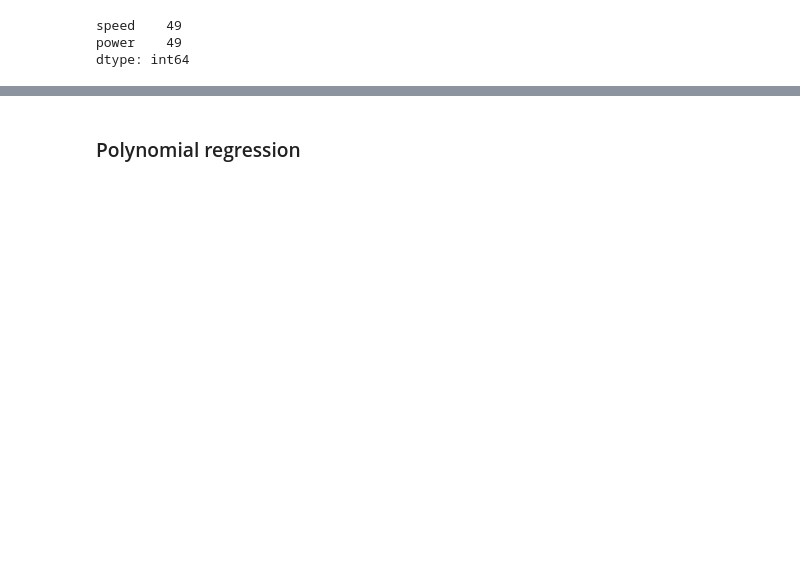
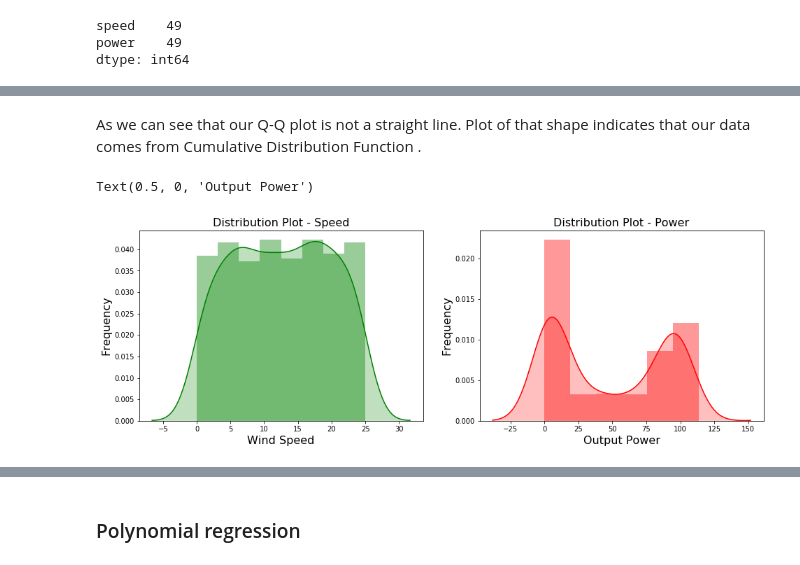
Before and after one commit to Slawak1/MLS-Project-2020, a Jupyter notebook: MLS_Project_2020.ipynb, the cells around one changed output, grey strips where cells are left out. Cells and saved outputs as stored; diff of their text form; code cells hidden in the pictures; blank space fills up the shorter version.

```diff
--- a/MLS_Project_2020.ipynb
+++ b/MLS_Project_2020.ipynb
@@ -140,0 +219,22 @@ Text(0.5, 0, 'Wind Speed')
+# %% [markdown]
+As we can see that our Q-Q plot is not a straight line. Plot of that shape indicates that our data comes from Cumulative Distribution Function .
+# %%
+# Histogram Plots for speed and power
+
+fig, axes = plt.subplots(1,2, figsize = (16,5))
+
+axes[0].set_title('Distribution Plot - Speed',  fontsize='16')
+axes[1].set_title('Distribution Plot - Power', fontsize='16')
+
+
+sns.distplot(df['speed'], hist=True, color="g",  kde_kws={"shade": True}, ax = axes[0])
+sns.distplot(df['power'], hist=True, color="r", kde_kws={"shade": True}, ax = axes[1])
+
+axes[0].set_ylabel('Frequency', fontsize=16)
+axes[1].set_ylabel('Frequency', fontsize=16)
+
+axes[0].set_xlabel('Wind Speed', fontsize=16)
+axes[1].set_xlabel('Output Power', fontsize=16)
+# %% [output]
+Text(0.5, 0, 'Output Power')
+[figure, added]
```
Also changed, not shown: parts of 23 cells of this notebook.
